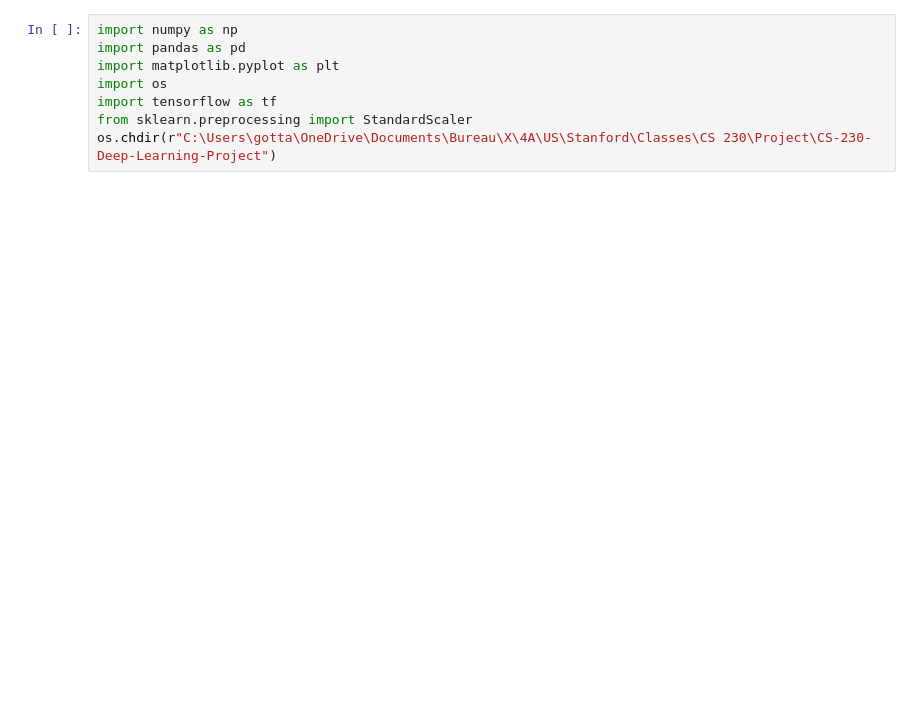
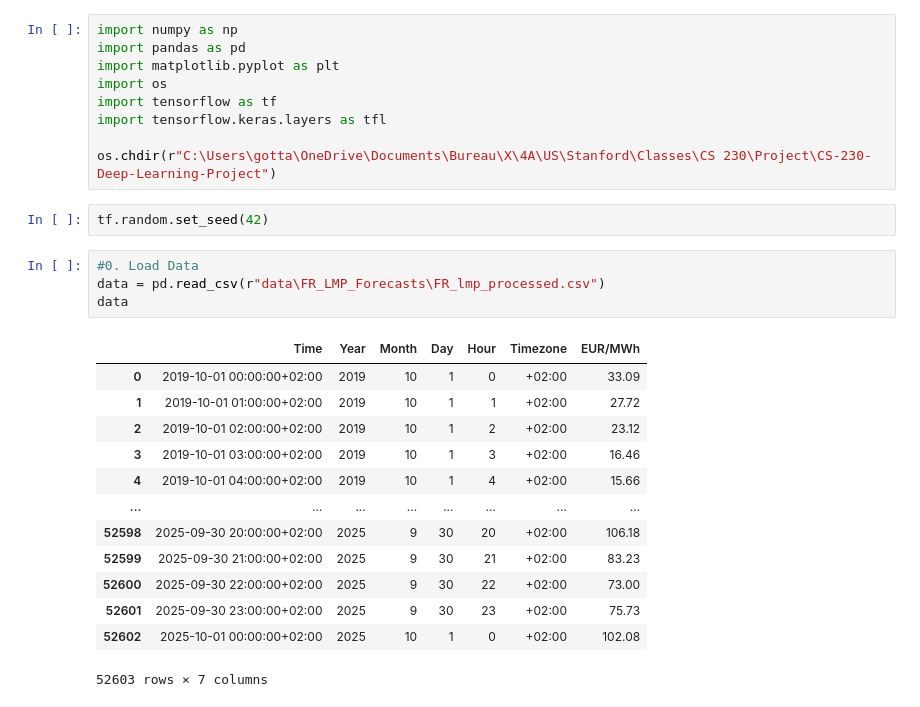
Before and after one commit to PierreBoK/CS-230-Deep-Learning-Project, a Jupyter notebook: source/Rolling window TF.ipynb, the cells around one changed output. Cells and saved outputs as stored; diff of their text form; blank space fills up the shorter version.

```diff
--- a/source/Rolling window TF.ipynb
+++ b/source/Rolling window TF.ipynb
@@ -4,5 +4,26 @@ import pandas as pd
 import matplotlib.pyplot as plt
 import os
 import tensorflow as tf
-from sklearn.preprocessing import StandardScaler
+import tensorflow.keras.layers as tfl
+
 os.chdir(r"C:\Users\gotta\OneDrive\Documents\Bureau\X\4A\US\Stanford\Classes\CS 230\Project\CS-230-Deep-Learning-Project")
+# %%
+tf.random.set_seed(42)
+# %%
+#0. Load Data
+data = pd.read_csv(r"data\FR_LMP_Forecasts\FR_lmp_processed.csv")
+data
+# %% [output]
+|  | Time | Year | Month | Day | Hour | Timezone | EUR/MWh |
+| 0 | 2019-10-01 00:00:00+02:00 | 2019 | 10 | 1 | 0 | +02:00 | 33.09 |
+| 1 | 2019-10-01 01:00:00+02:00 | 2019 | 10 | 1 | 1 | +02:00 | 27.72 |
+| 2 | 2019-10-01 02:00:00+02:00 | 2019 | 10 | 1 | 2 | +02:00 | 23.12 |
+| 3 | 2019-10-01 03:00:00+02:00 | 2019 | 10 | 1 | 3 | +02:00 | 16.46 |
+| 4 | 2019-10-01 04:00:00+02:00 | 2019 | 10 | 1 | 4 | +02:00 | 15.66 |
+| ... | ... | ... | ... | ... | ... | ... | ... |
+| 52598 | 2025-09-30 20:00:00+02:00 | 2025 | 9 | 30 | 20 | +02:00 | 106.18 |
+| 52599 | 2025-09-30 21:00:00+02:00 | 2025 | 9 | 30 | 21 | +02:00 | 83.23 |
+| 52600 | 2025-09-30 22:00:00+02:00 | 2025 | 9 | 30 | 22 | +02:00 | 73.00 |
+| 52601 | 2025-09-30 23:00:00+02:00 | 2025 | 9 | 30 | 23 | +02:00 | 75.73 |
+| 52602 | 2025-10-01 00:00:00+02:00 | 2025 | 10 | 1 | 0 | +02:00 | 102.08 |
+52603 rows × 7 columns
```
Also changed, not shown: parts of 20 cells of this notebook, 18 other files.
